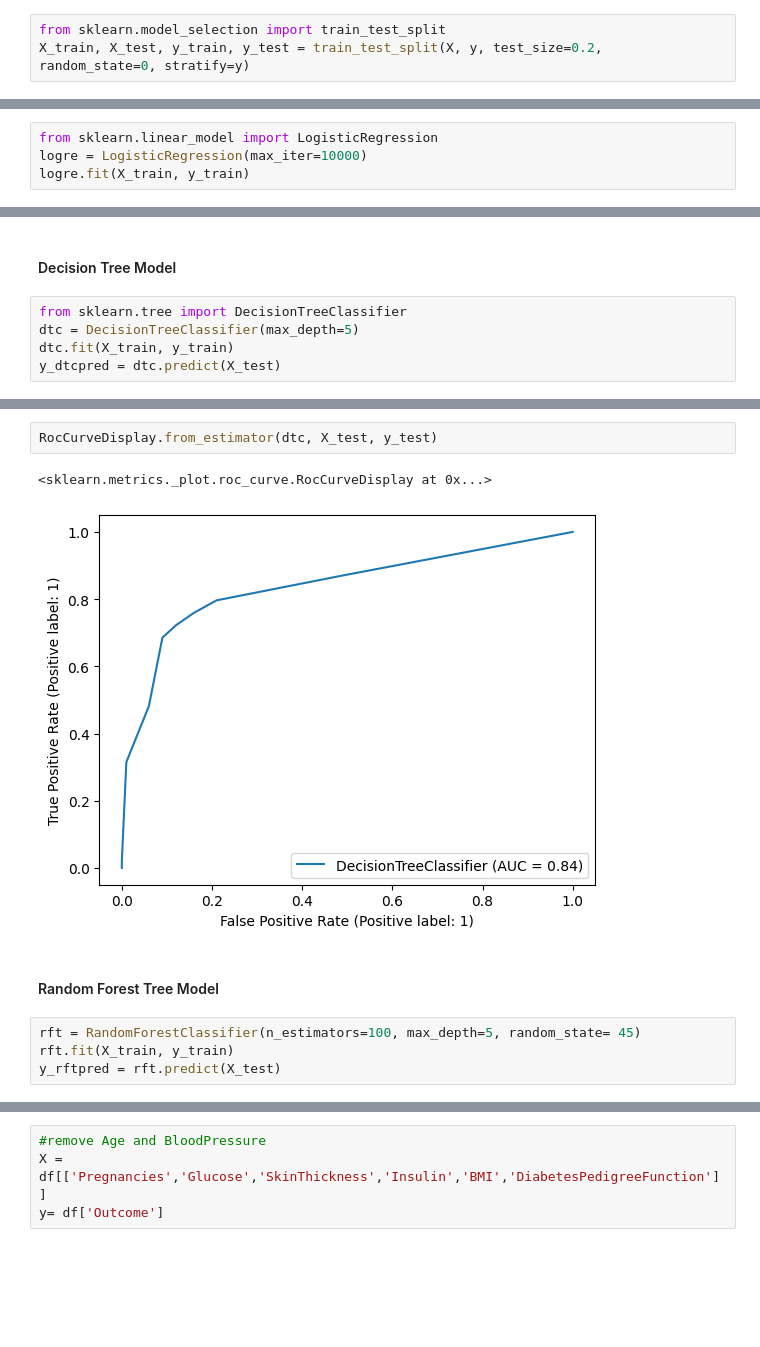
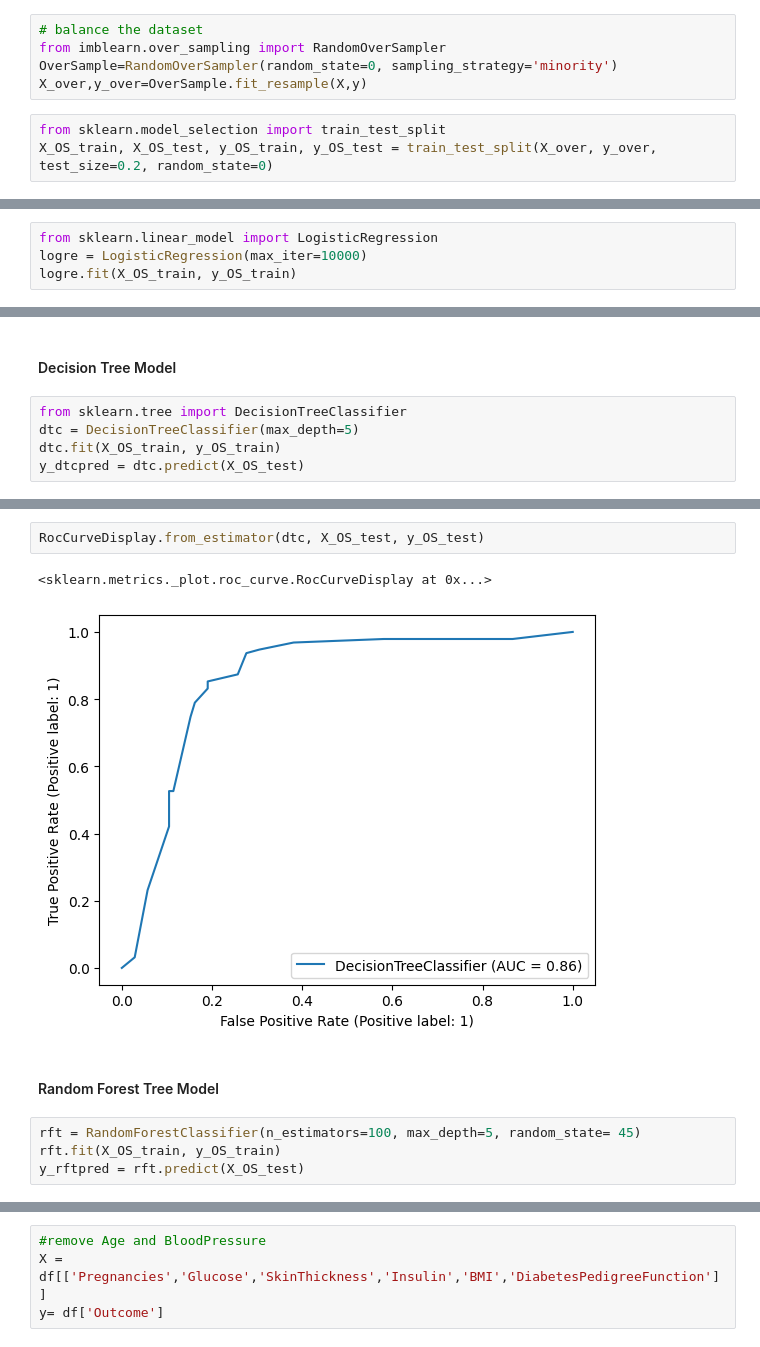
Before and after one commit to withabubaker/Diabetes-SupervisedLearning, a Jupyter notebook: Supervised Learning - Project.ipynb, the cells around one changed output, grey strips where cells are left out. Cells and saved outputs as stored; diff of their text form; blank space fills up the shorter version.

Commit message:
balance the dataset

```diff
--- a/Supervised Learning - Project.ipynb
+++ b/Supervised Learning - Project.ipynb
@@ -337,15 +388,20 @@ For this task, you are required to build a machine learning model to predict the
 # Separate features from target
 X = df[['Pregnancies','Glucose','BloodPressure','SkinThickness','Insulin','BMI','DiabetesPedigreeFunction','Age']]
 y= df['Outcome']
+# %%
+# balance the dataset
+from imblearn.over_sampling import RandomOverSampler
+OverSample=RandomOverSampler(random_state=0, sampling_strategy='minority')
+X_over,y_over=OverSample.fit_resample(X,y)
 # %%
 from sklearn.model_selection import train_test_split
-X_train, X_test, y_train, y_test = train_test_split(X, y, test_size=0.2, random_state=0, stratify=y)
+X_OS_train, X_OS_test, y_OS_train, y_OS_test = train_test_split(X_over, y_over, test_size=0.2, random_state=0)
 # %% [markdown]
 #### Build Logistic Regression this will be our bench mark
 # %%
 from sklearn.linear_model import LogisticRegression
 logre = LogisticRegression(max_iter=10000)
-logre.fit(X_train, y_train)
+logre.fit(X_OS_train, y_OS_train)
 # %% [output]
 LogisticRegression(max_iter=10000)
 # %%
@@ -392,5 +448,5 @@ RocCurveDisplay.from_estimator(logre, X_test, y_test)
 # %%
 from sklearn.tree import DecisionTreeClassifier
 dtc = DecisionTreeClassifier(max_depth=5)
-dtc.fit(X_train, y_train)
-y_dtcpred = dtc.predict(X_test)
+dtc.fit(X_OS_train, y_OS_train)
+y_dtcpred = dtc.predict(X_OS_test)
@@ -431,12 +485,12 @@ weighted avg       0.82      0.82      0.82       154
 # %%
-RocCurveDisplay.from_estimator(dtc, X_test, y_test)
+RocCurveDisplay.from_estimator(dtc, X_OS_test, y_OS_test)
 # %% [output]
 <sklearn.metrics._plot.roc_curve.RocCurveDisplay at 0x...>
-[figure, old version]
+[figure, new version]
 # %% [markdown]
 #### Random Forest Tree Model
 # %%
 rft = RandomForestClassifier(n_estimators=100, max_depth=5, random_state= 45)
-rft.fit(X_train, y_train)
-y_rftpred = rft.predict(X_test)
+rft.fit(X_OS_train, y_OS_train)
+y_rftpred = rft.predict(X_OS_test)
 # %%
```
Also changed, not shown: parts of 30 cells of this notebook.
